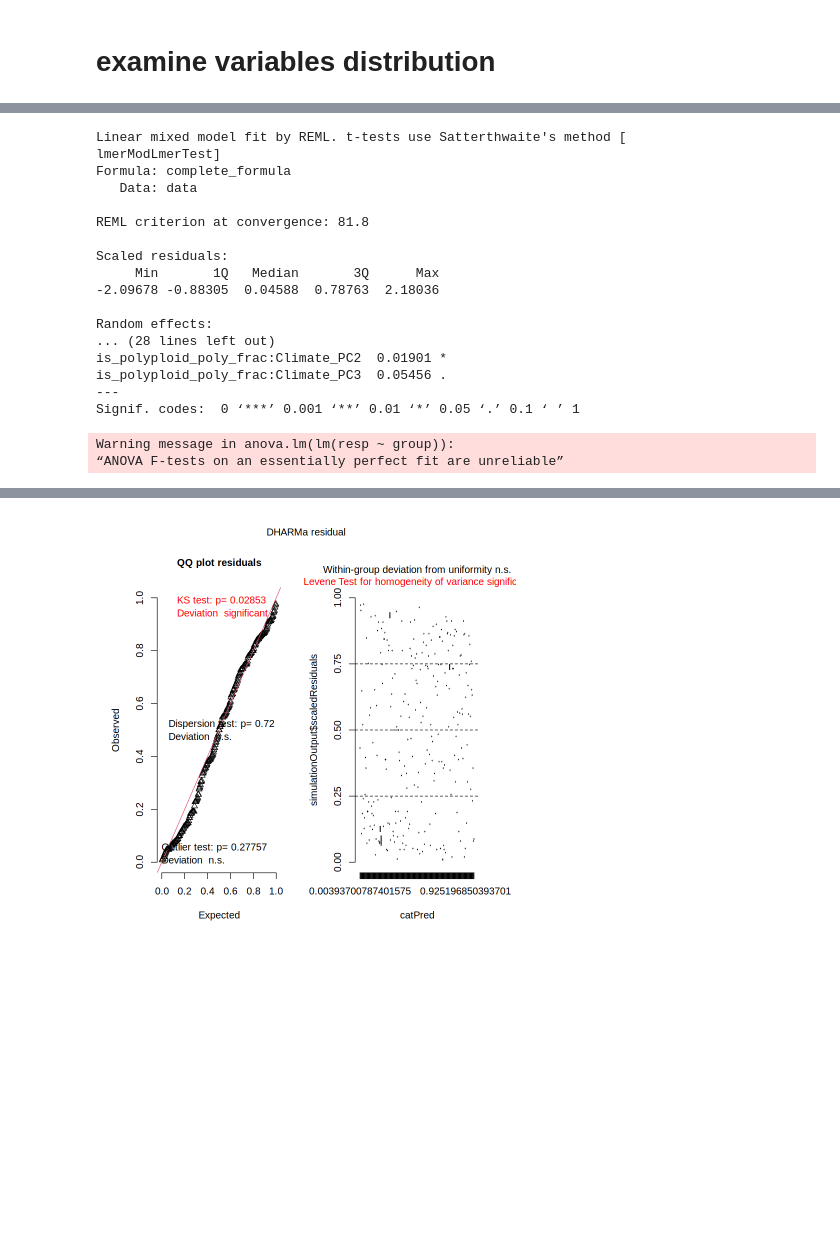
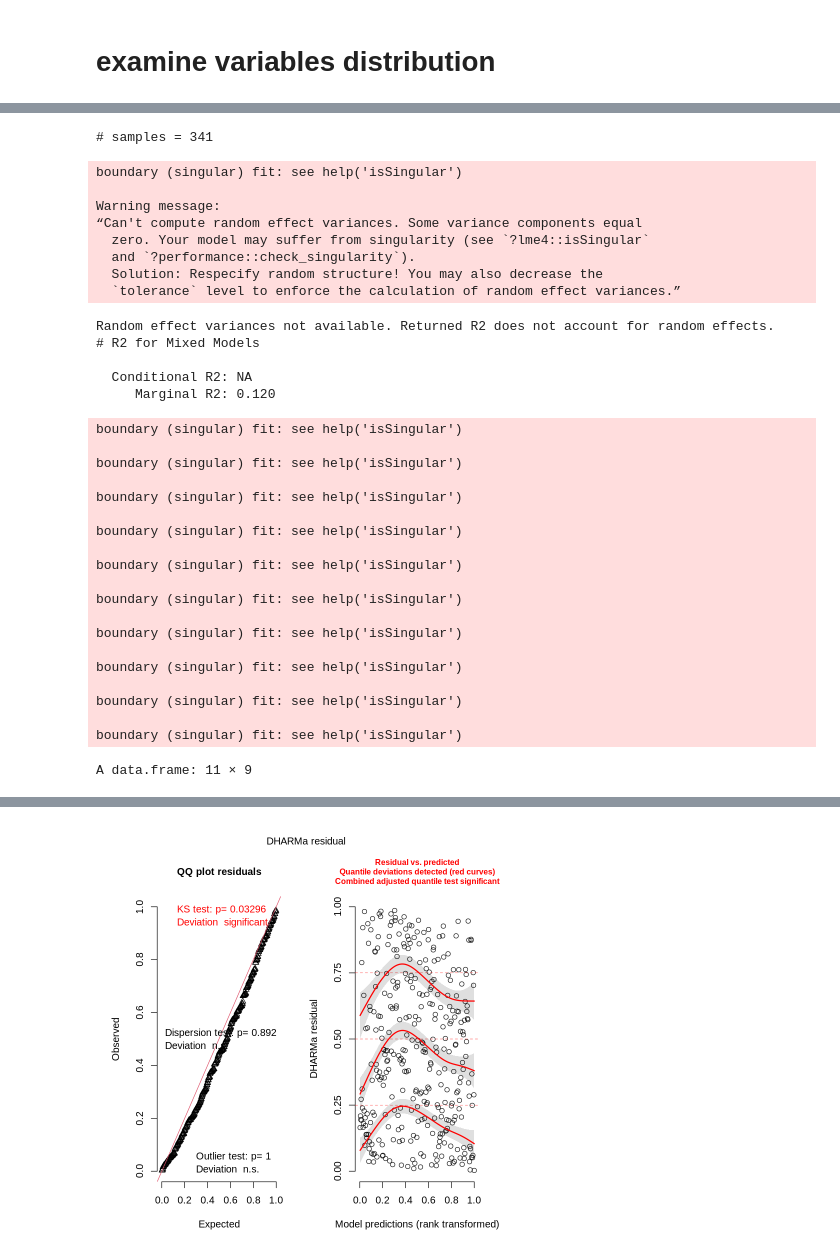
Before and after one commit to halabikeren/plant_pollinator_networks, a Jupyter notebook: notebooks/statistical_analysis/network_level/perform_analysis.ipynb, the cells around one changed output, grey strips where cells are left out. Cells and saved outputs as stored; diff of their text form; code cells hidden in the pictures; blank space fills up the shorter version.

```diff
--- a/notebooks/statistical_analysis/network_level/perform_analysis.ipynb
+++ b/notebooks/statistical_analysis/network_level/perform_analysis.ipynb
@@ -241,22 +332,38 @@ scatterplot(data$is_polyploid_poly_frac, data$bc_transformed_modularity)
 # %%
-modul_res_df = test_ploidy_freq_effect("bc_transformed_modularity", covars=c("Climate_PC1", "Climate_PC2", "Climate_PC3"))#, "Species.richness", 'Perennial.herb..', "Polyploid.percent"))
+modul_res_df = test_moderation(response="null_standardized_modularity", predictor= c("frac_flw_rest", "frac_sc", "species_richness"))#, "Species.richness", 'Perennial.herb..', "Polyploid.percent"))
+round_df(modul_res_df)
 # %% [output]
-Linear mixed model fit by REML. t-tests use Satterthwaite's method [
-lmerModLmerTest]
-Formula: complete_formula
-   Data: data
-
-REML criterion at convergence: 81.8
-
-Scaled residuals:
-     Min       1Q   Median       3Q      Max
--2.09678 -0.88305  0.04588  0.78763  2.18036
-
-Random effects:
-... (28 lines left out)
-is_polyploid_poly_frac:Climate_PC2  0.01901 *
-is_polyploid_poly_frac:Climate_PC3  0.05456 .
----
-Signif. codes:  0 ‘***’ 0.001 ‘**’ 0.01 ‘*’ 0.05 ‘.’ 0.1 ‘ ’ 1
+# samples = 341
-Warning message in anova.lm(lm(resp ~ group)):
-“ANOVA F-tests on an essentially perfect fit are unreliable”
+boundary (singular) fit: see help('isSingular')
+
+Warning message:
+“Can't compute random effect variances. Some variance components equal
+  zero. Your model may suffer from singularity (see `?lme4::isSingular`
+  and `?performance::check_singularity`).
+  Solution: Respecify random structure! You may also decrease the
+  `tolerance` level to enforce the calculation of random effect variances.”
+Random effect variances not available. Returned R2 does not account for random effects.
+# R2 for Mixed Models
+
+  Conditional R2: NA
+     Marginal R2: 0.120
+boundary (singular) fit: see help('isSingular')
+
+boundary (singular) fit: see help('isSingular')
+
+boundary (singular) fit: see help('isSingular')
+
+boundary (singular) fit: see help('isSingular')
+
+boundary (singular) fit: see help('isSingular')
+
+boundary (singular) fit: see help('isSingular')
+
+boundary (singular) fit: see help('isSingular')
+
+boundary (singular) fit: see help('isSingular')
+
+boundary (singular) fit: see help('isSingular')
+
+boundary (singular) fit: see help('isSingular')
+A data.frame: 11 × 9
@@ -263 +383 @@ Warning message in anova.lm(lm(resp ~ group)):
-[figure, old version]
+[figure, new version]
```
Also changed, not shown: parts of 41 cells of this notebook, 6 other files.
